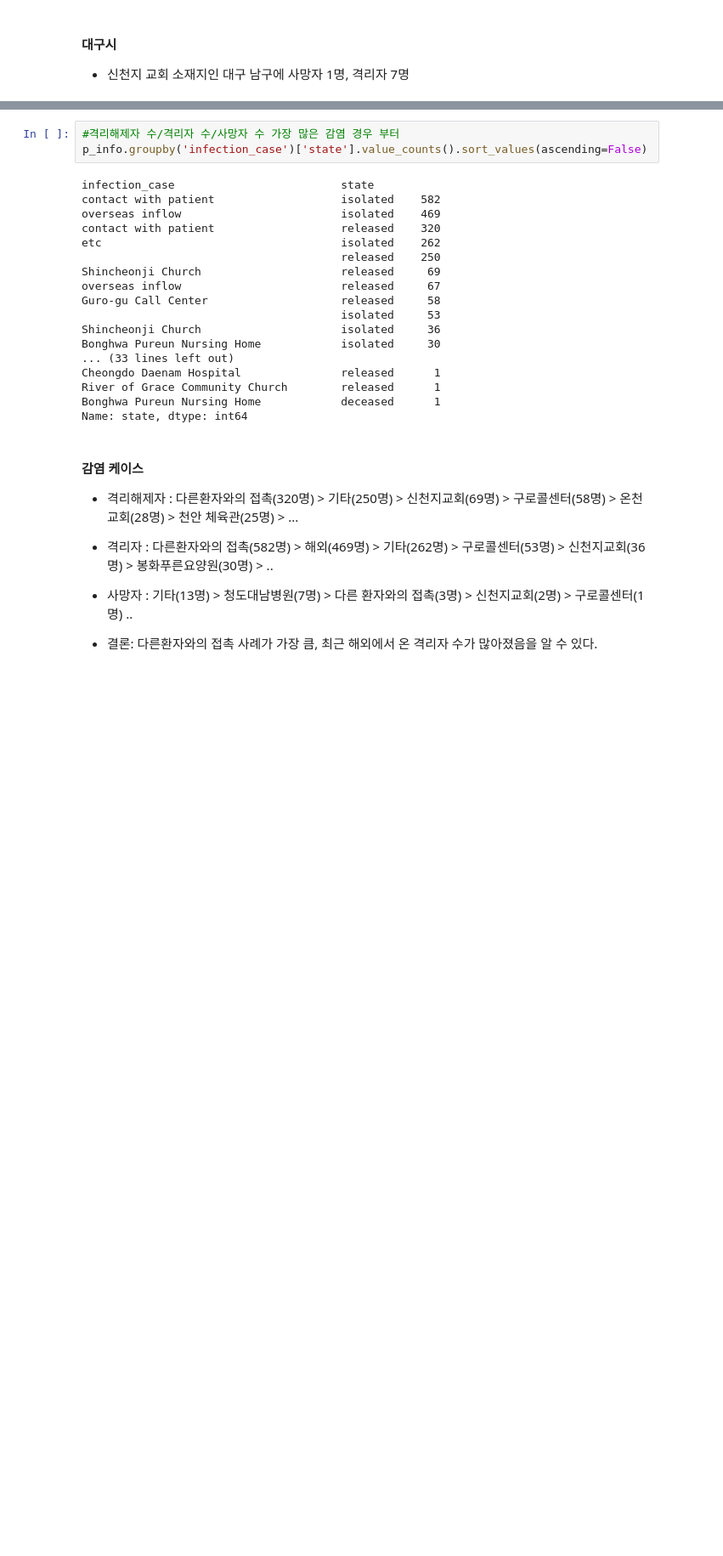
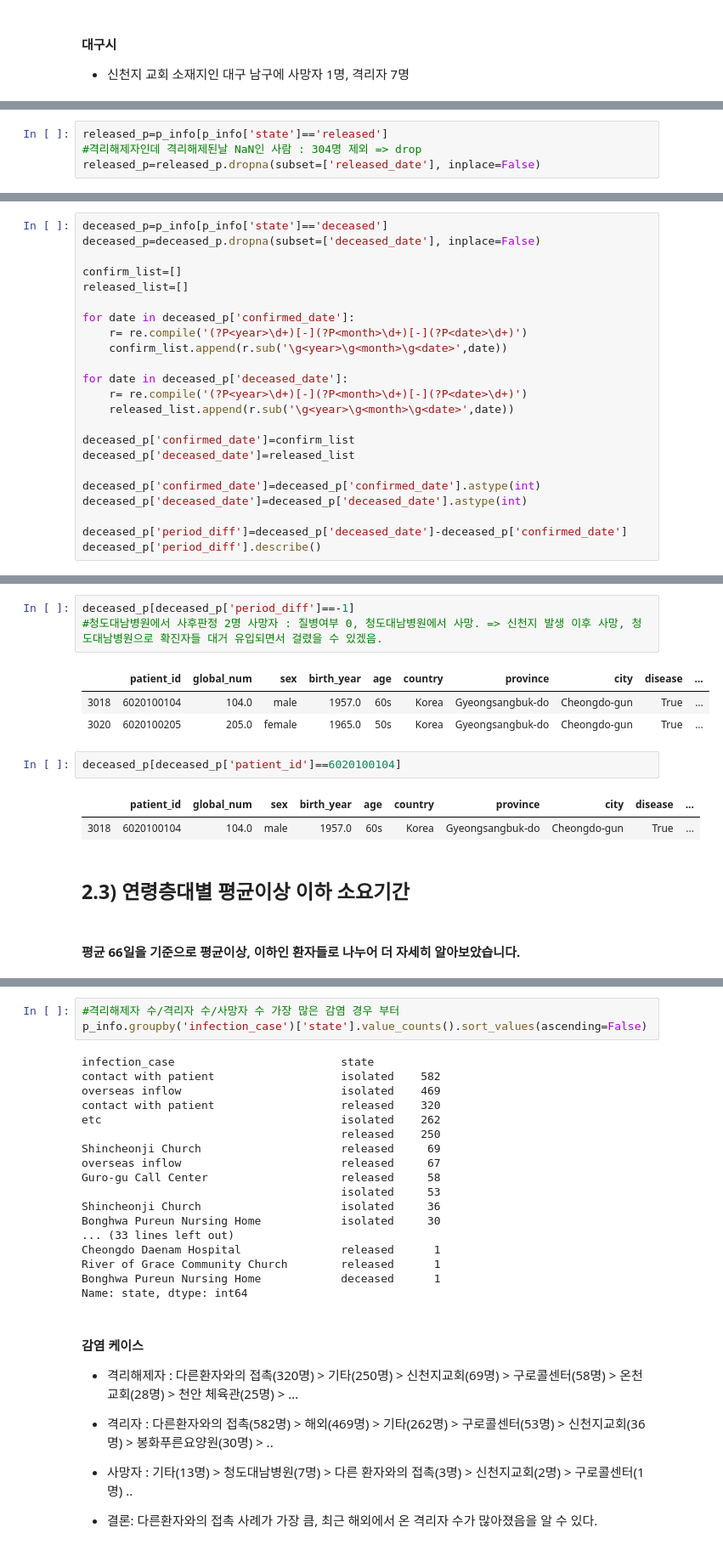
Before and after one commit to chan157/DACON_COVID, a Jupyter notebook: Submission_COVID.ipynb, the cells around one changed output, grey strips where cells are left out. Shown at 85% size. Cells and saved outputs as stored; diff of their text form; blank space fills up the shorter version.

```diff
--- a/Submission_COVID.ipynb
+++ b/Submission_COVID.ipynb
@@ -753,0 +563,4 @@ case_state.iplot(kind='barh', barmode="stack",title='state별 감염 케이스')
+# %%
+released_p=p_info[p_info['state']=='released']
+#격리해제자인데 격리해제된날 NaN인 사람 : 304명 제외 => drop
+released_p=released_p.dropna(subset=['released_date'], inplace=False)
@@ -753,0 +622,23 @@ case_state.iplot(kind='barh', barmode="stack",title='state별 감염 케이스')
+# %%
+deceased_p=p_info[p_info['state']=='deceased']
+deceased_p=deceased_p.dropna(subset=['deceased_date'], inplace=False)
+
+confirm_list=[]
+released_list=[]
+
+for date in deceased_p['confirmed_date']:
+    r= re.compile('(?P<year>\d+)[-](?P<month>\d+)[-](?P<date>\d+)')
+    confirm_list.append(r.sub('\g<year>\g<month>\g<date>',date))
+
+for date in deceased_p['deceased_date']:
+    r= re.compile('(?P<year>\d+)[-](?P<month>\d+)[-](?P<date>\d+)')
+    released_list.append(r.sub('\g<year>\g<month>\g<date>',date))
+
+deceased_p['confirmed_date']=confirm_list
+deceased_p['deceased_date']=released_list
+
+deceased_p['confirmed_date']=deceased_p['confirmed_date'].astype(int)
+deceased_p['deceased_date']=deceased_p['deceased_date'].astype(int)
+
+deceased_p['period_diff']=deceased_p['deceased_date']-deceased_p['confirmed_date']
+deceased_p['period_diff'].describe()
@@ -753,0 +655,16 @@ case_state.iplot(kind='barh', barmode="stack",title='state별 감염 케이스')
+# %%
+deceased_p[deceased_p['period_diff']==-1]
+#청도대남병원에서 사후판정 2명 사망자 : 질병여부 0, 청도대남병원에서 사망. => 신천지 발생 이후 사망, 청도대남병원으로 확진자들 대거 유입되면서 걸렸을 수 있겠음.
+# %% [output]
+|  | patient_id | global_num | sex | birth_year | age | country | province | city | disease | ... |
+| 3018 | 6020100104 | 104.0 | male | 1957.0 | 60s | Korea | Gyeongsangbuk-do | Cheongdo-gun | True | ... |
+| 3020 | 6020100205 | 205.0 | female | 1965.0 | 50s | Korea | Gyeongsangbuk-do | Cheongdo-gun | True | ... |
+# %%
+deceased_p[deceased_p['patient_id']==6020100104]
+# %% [output]
+|  | patient_id | global_num | sex | birth_year | age | country | province | city | disease | ... |
+| 3018 | 6020100104 | 104.0 | male | 1957.0 | 60s | Korea | Gyeongsangbuk-do | Cheongdo-gun | True | ... |
+# %% [markdown]
+## 2.3) 연령층대별 평균이상 이하 소요기간
+# %% [markdown]
+#### 평균 66일을 기준으로 평균이상, 이하인 환자들로 나누어 더 자세히 알아보았습니다.
```
Also changed, not shown: parts of 108 cells of this notebook, 1 other file.
